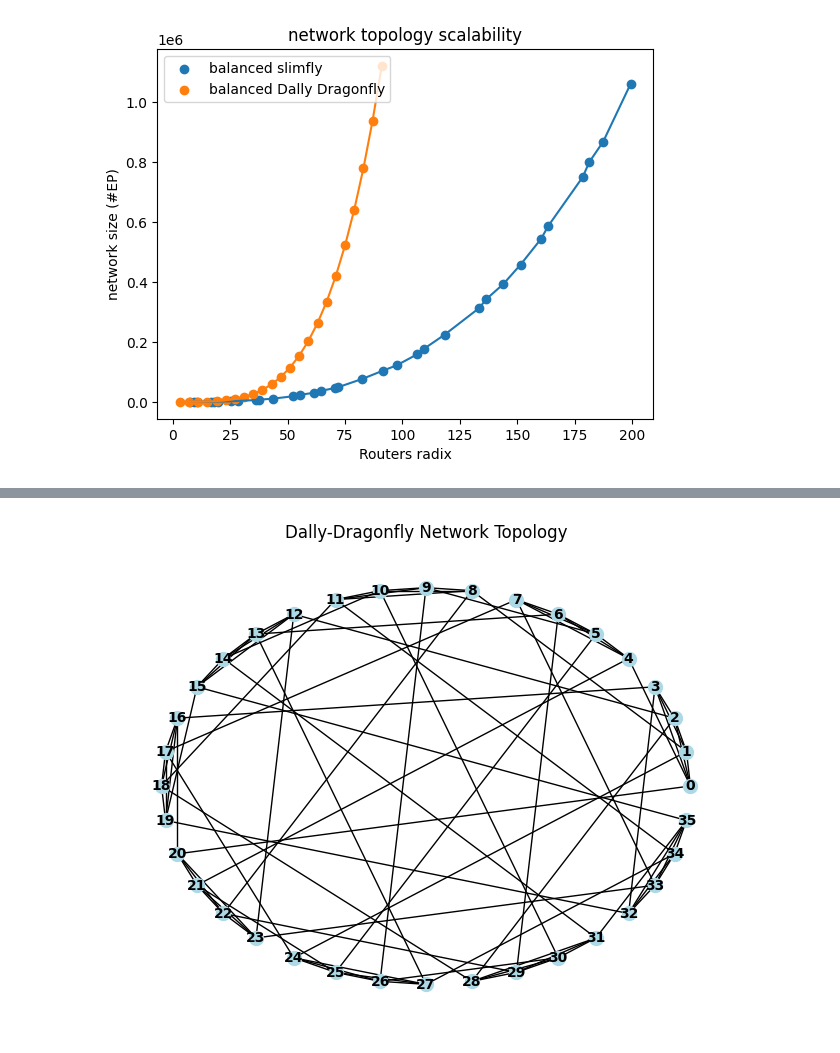
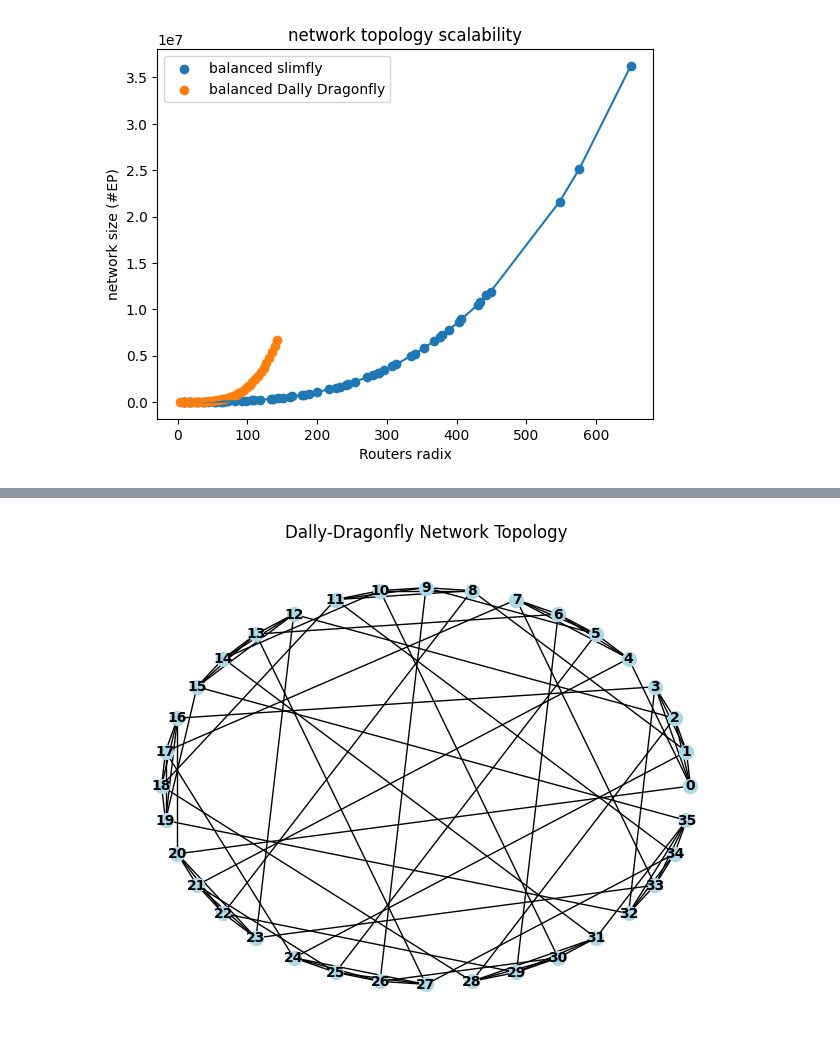
Before and after one commit to ziyuezzy/Nexullance, a Jupyter notebook: find_slimfly_and_DDF.ipynb, the cells around one changed output, grey strips where cells are left out. Cells and saved outputs as stored; diff of their text form; code cells hidden in the pictures.

```diff
--- a/find_slimfly_and_DDF.ipynb
+++ b/find_slimfly_and_DDF.ipynb
@@ -5,14 +5,17 @@ import networkx as nx
 import topologies.DDF as DDF
 import math
 # %%
-# list of prime number less than 10: 2, 3, 5, 7, 11, 13, 17, 19, 23, 29, 31, 37, 41, 43, 47, 53, 59, 61, 67, 71, 73, 79, 83, 89, 97
+# list of prime number less than 100: 2, 3, 5, 7, 11, 13, 17, 19, 23, 29, 31, 37, 41, 43, 47, 53, 59, 61, 67, 71, 73, 79, 83, 89, 97
 # This should be enough for finding all slimfly configurations with less than 20k nodes
-prime_numbers=[2, 3, 5, 7, 11, 13, 17, 19, 23, 29, 31, 37, 41, 43, 47, 53, 59, 61, 67, 71, 73, 79, 83, 89, 97 ]
+prime_numbers=[2, 3, 5, 7, 11, 13, 17, 19, 23, 29, 31, 37, 41, 43, 47, 53, 59, 61, 67, 71, 73, 79, 83, 89, 97,
+101, 103, 107, 109, 113, 127, 131, 137, 139, 149, 151, 157, 163, 167, 173, 179, 181, 191, 193, 197, 199	]
+
+
 search_min=1  #lower bound of the search
-search_max=18000 #upper bound of the search
+search_max=200000 #upper bound of the search
 print(f"Searching for slimfly configurations: (num_vertices, k'), Number of routers between {search_min} and {search_max}")
 
-configs=[]
+SF_configs=[]
 for delta in [-1, 0, 1]:
     for prime in prime_numbers:
         power = 1
@@ -26,7 +29,7 @@ for delta in [-1, 0, 1]:
                 if ((q-delta)%4==0):
                     kp=int((3*q-delta)/2)
                     print(f"slimfly configuration found: q={q}, delta={delta} ({num_vertices}, {kp})")
-                    configs.append((num_vertices, kp))
+                    SF_configs.append((num_vertices, kp))
                 power+=1
             else:
                 break
@@ -50,0 +54,3 @@ slimfly configuration found: q=89, delta=1 (15842, 133)
+# %%
+SF_configs.sort()
+display(SF_configs)
@@ -52,9 +76,10 @@ slimfly configuration found: q=89, delta=1 (15842, 133)
 #DDF
 DDF_configs=[]
 search_min=0  #lower bound of the search
-search_max=50000 #upper bound of the search
+search_max=200000 #upper bound of the search
 print(f"Searching for Dally Dragonfly configurations: (num_vertices, k'), Number of routers between {search_min} and {search_max}")
 a=0
+
 while 1:
     a+=2
     h=a//2
@@ -67,6 +92,6 @@ while 1:
     elif R>search_max:
         break
     else:
-        print(f"DDF config found: ({R}, {k-h}), (a={a}, h=p={h}, k={k} g={g}, N={R*p})")
-        DDF_configs.append((R*p, R, k))
+        print(f"DDF config found: ({R}, {k-p}), (a={a}, h=p={h}, k={k} g={g}, N={R*p})")
+        DDF_configs.append((R*p, R, k-p))
 # %% [output]
@@ -89,0 +115,3 @@ DDF config found: (48714, 68), (a=46, h=p=23, k=91 g=1059, N=1120422)
+# %%
+DDF_configs.sort()
+display(DDF_configs)
@@ -90,32 +136,32 @@ DDF config found: (48714, 68), (a=46, h=p=23, k=91 g=1059, N=1120422)
 # %%
 #plot slimfly
-configs.sort()
+SF_configs.sort()
 _x=[] # router radix
 _y=[] # network EPs (consider the 'full-bandwidth EP' in slimfly paper)
-for config in configs:
+for config in SF_configs:
     _x.append(config[1]*3/2)
     _y.append(config[0]*math.ceil(config[1]/2))
 plt.scatter(_x, _y, label='balanced slimfly')
 plt.plot(_x, _y)
 
 #plot DDF
 DDF_configs.sort()
 _x=[] # router radix
 _y=[] # network EPs (consider the 'full-bandwidth EP' in slimfly paper)
 for config in DDF_configs:
     _x.append(config[2])
     _y.append(config[0])
 plt.scatter(_x, _y, label='balanced Dally Dragonfly')
 plt.plot(_x, _y)
 
 # Add labels and title
 plt.xlabel('Routers radix')
 plt.ylabel('network size (#EP)')
 plt.title('network topology scalability')
 plt.legend(loc='upper left')
 # plt.yscale("log")
 plt.show()
 # %% [output]
-[figure, old version]
+[figure, new version]
 # %%
 #plot slimfly
```
Also changed, not shown: parts of 12 cells of this notebook, 18 other files.
